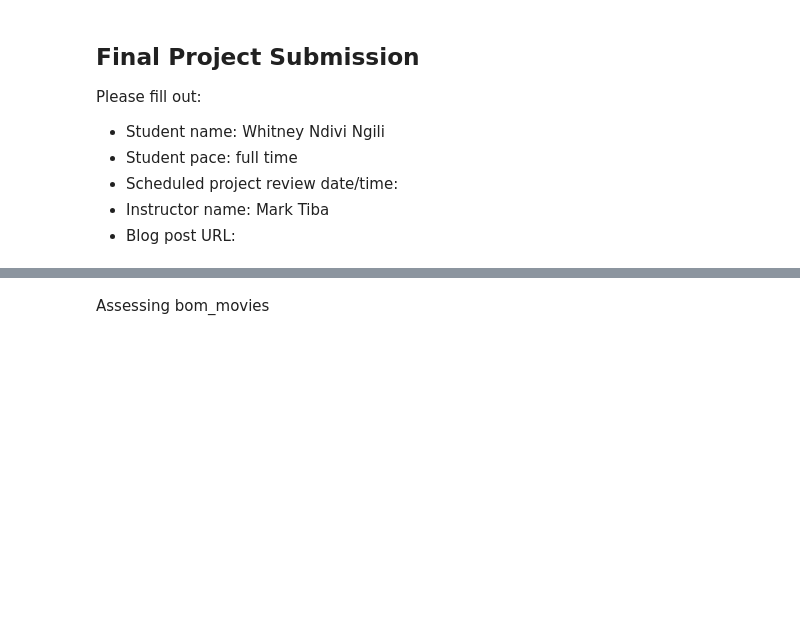
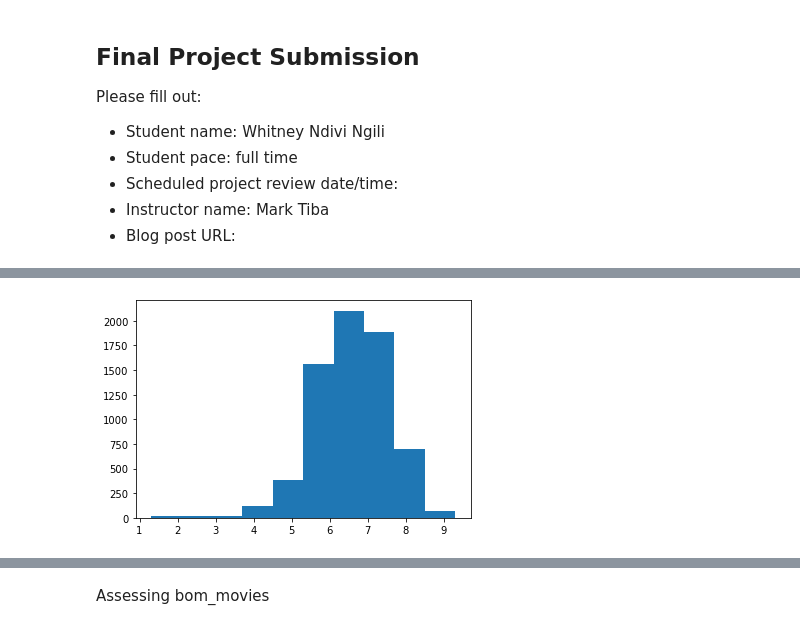
Before and after one commit to ngili/Exploratory-Analysis-of-Movies, a Jupyter notebook: student.ipynb, the cells around one changed output, grey strips where cells are left out. Drawn from its saved outputs; the diff is of its cells as text; code cells hidden in the pictures; blank space fills up the shorter version.

```diff
--- a/student.ipynb
+++ b/student.ipynb
@@ -192,0 +682,4 @@ imdb.head(40)
+# %%
+plt.hist(imdb.averagerating);
+# %% [output]
+[figure, added]
```
Also changed, not shown: parts of 140 cells of this notebook, 1 other file.
